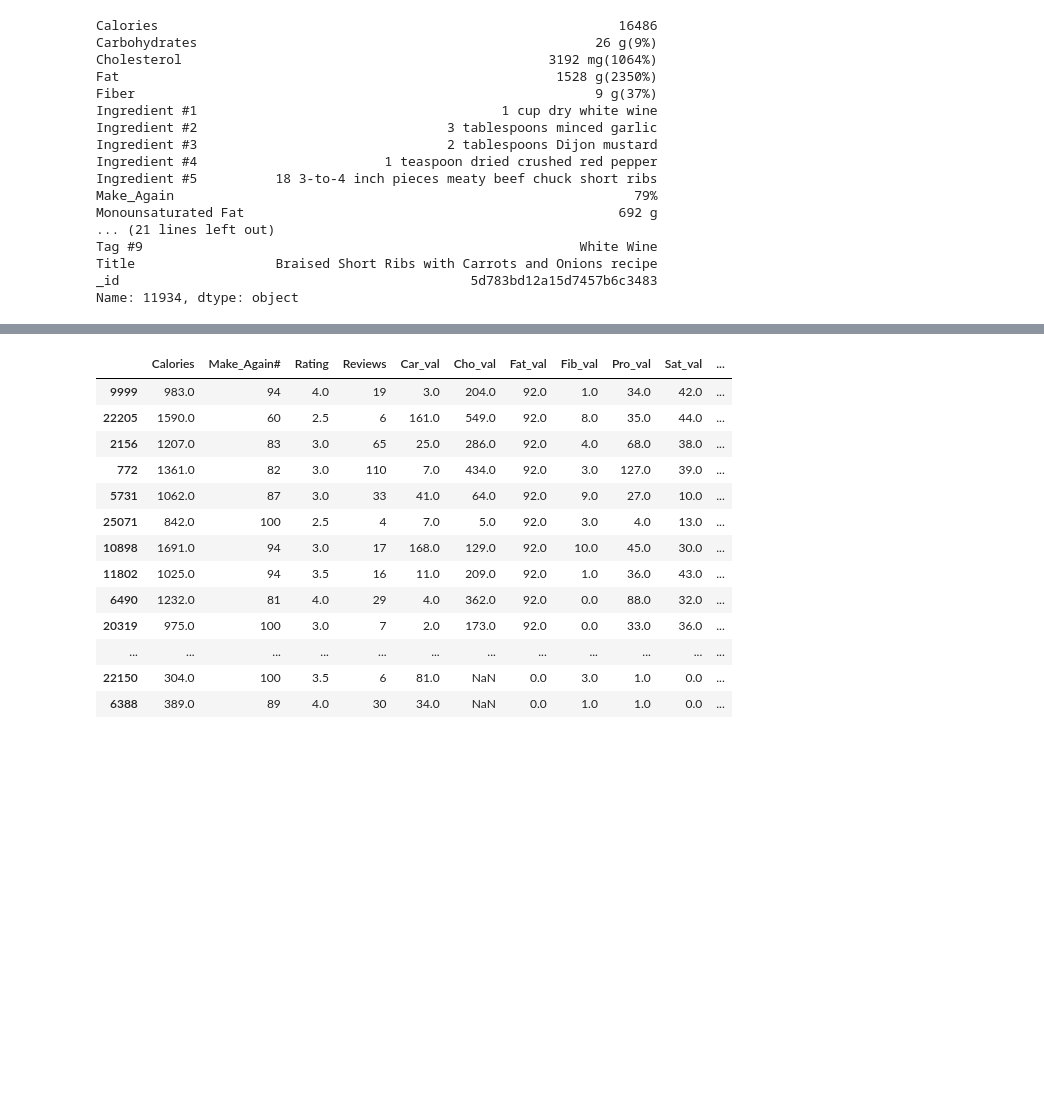
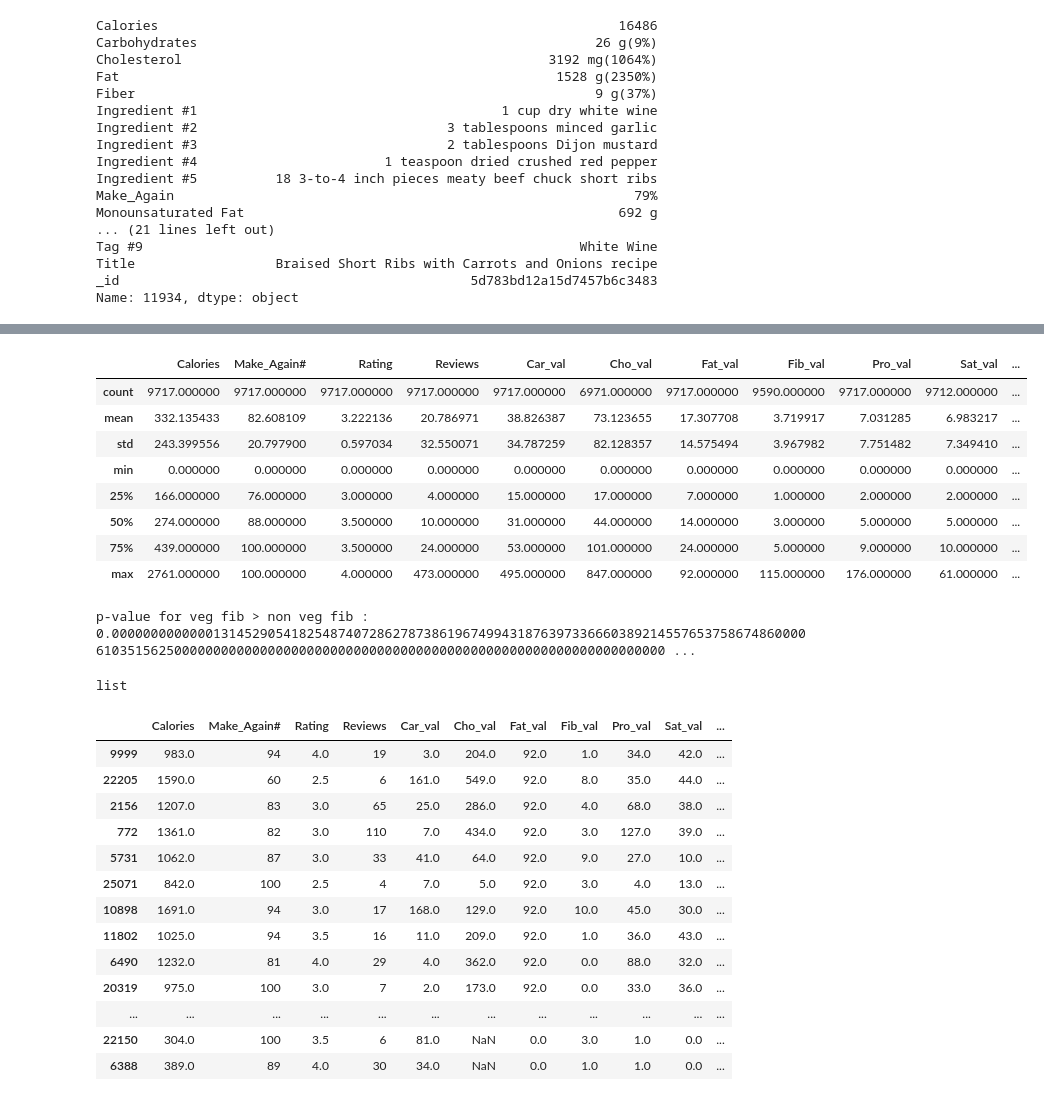
Before and after one commit to esotewic/Recipe_Hypothesis_Test, a Jupyter notebook: recipe_eda.ipynb, the cells around one changed output, grey strips where cells are left out. Cells and saved outputs as stored; diff of their text form; code cells hidden in the pictures; blank space fills up the shorter version.

```diff
--- a/recipe_eda.ipynb
+++ b/recipe_eda.ipynb
@@ -237,0 +298,12 @@ Name: 9999, dtype: object
+# %%
+veg_nutritions_no_fat.describe()
+# %% [output]
+|  | Calories | Make_Again# | Rating | Reviews | Car_val | Cho_val | Fat_val | Fib_val | Pro_val | Sat_val | ... |
+| count | 9717.000000 | 9717.000000 | 9717.000000 | 9717.000000 | 9717.000000 | 6971.000000 | 9717.000000 | 9590.000000 | 9717.000000 | 9712.000000 | ... |
+| mean | 332.135433 | 82.608109 | 3.222136 | 20.786971 | 38.826387 | 73.123655 | 17.307708 | 3.719917 | 7.031285 | 6.983217 | ... |
+| std | 243.399556 | 20.797900 | 0.597034 | 32.550071 | 34.787259 | 82.128357 | 14.575494 | 3.967982 | 7.751482 | 7.349410 | ... |
+| min | 0.000000 | 0.000000 | 0.000000 | 0.000000 | 0.000000 | 0.000000 | 0.000000 | 0.000000 | 0.000000 | 0.000000 | ... |
+| 25% | 166.000000 | 76.000000 | 3.000000 | 4.000000 | 15.000000 | 17.000000 | 7.000000 | 1.000000 | 2.000000 | 2.000000 | ... |
+| 50% | 274.000000 | 88.000000 | 3.500000 | 10.000000 | 31.000000 | 44.000000 | 14.000000 | 3.000000 | 5.000000 | 5.000000 | ... |
+| 75% | 439.000000 | 100.000000 | 3.500000 | 24.000000 | 53.000000 | 101.000000 | 24.000000 | 5.000000 | 9.000000 | 10.000000 | ... |
+| max | 2761.000000 | 100.000000 | 4.000000 | 473.000000 | 495.000000 | 847.000000 | 92.000000 | 115.000000 | 176.000000 | 61.000000 | ... |
@@ -238,3 +313,12 @@ Name: 9999, dtype: object
+# %%
+res = stats.mannwhitneyu(veg_nutritions_no_fat['Fib_val'], non_veg_nutritions_no_fat['Fib_val'], alternative="greater")
+print("p-value for veg fib > non veg fib : {:2.300f}".format(res.pvalue))
+# %% [output]
+p-value for veg fib > non veg fib : 0.000000000000013145290541825487407286278738619674994318763973366603892145576537586748600006103515625000000000000000000000000000000000000000000000000000000000000000 ...
+# %%
+type(sugarn_sample)
+# %% [output]
+list
 # %%
 all_nutritions_no_fat.sort_values('Fat_val', ascending=False)
 # %% [output]
```
Also changed, not shown: parts of 14 cells of this notebook, 6 other files.
